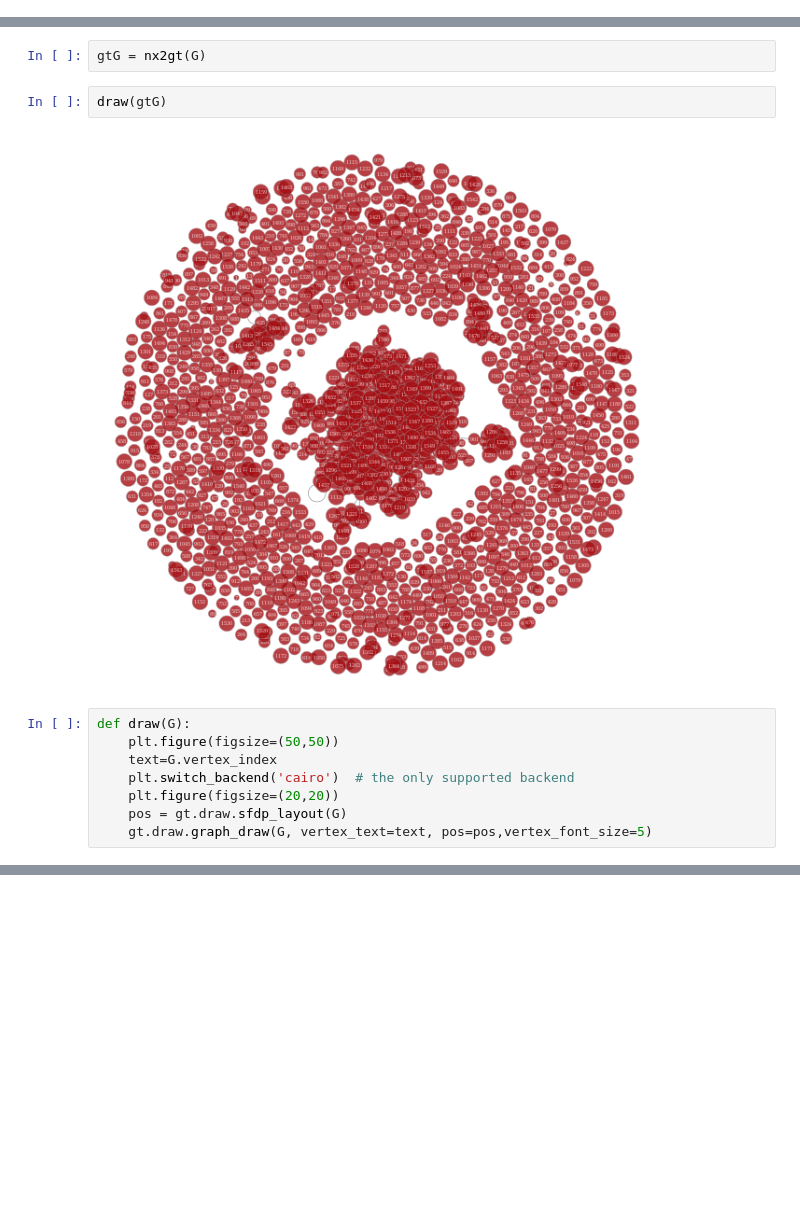
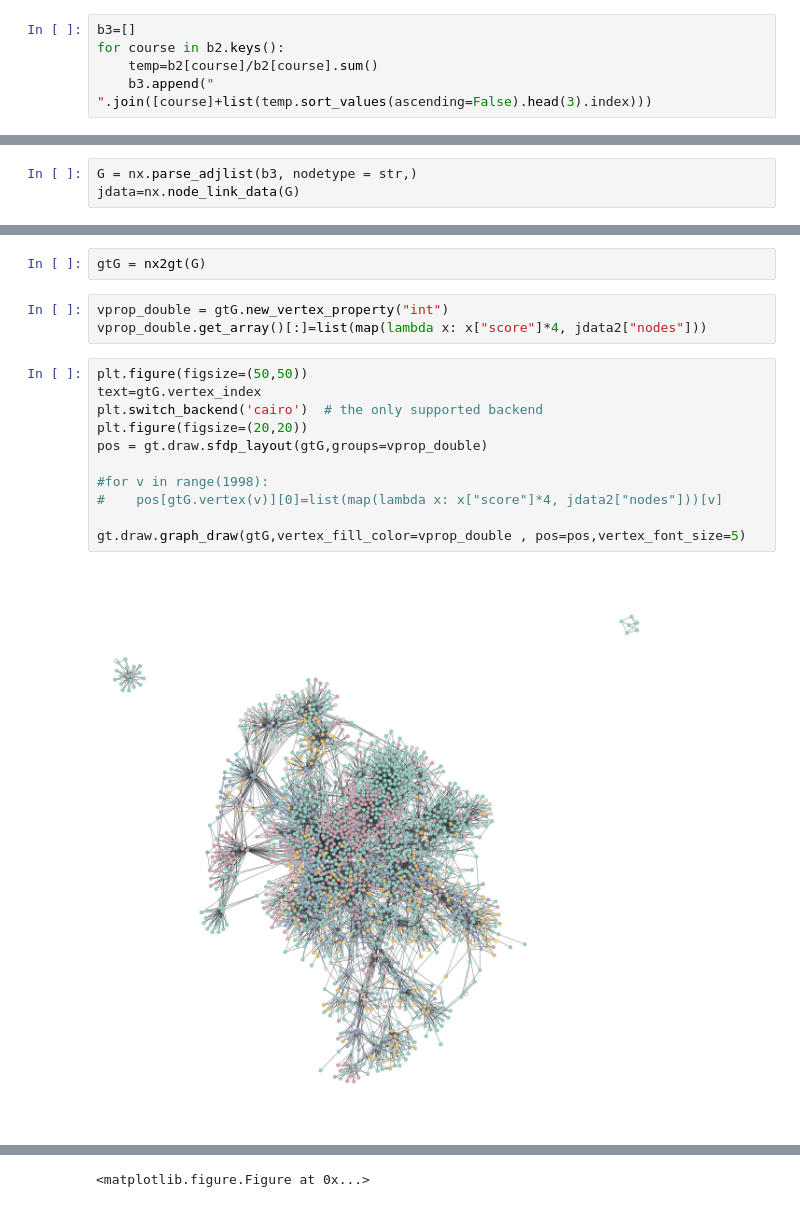
Before and after one commit to odorgergo/epfl_courses, a Jupyter notebook: GraphFromDesc.ipynb, the cells around one changed output, grey strips where cells are left out. Saved outputs shown, nothing was run; the diff lists cells and outputs as text; blank space fills up the shorter version.

```diff
--- a/GraphFromDesc.ipynb
+++ b/GraphFromDesc.ipynb
@@ -23,0 +116,5 @@ js_graph["nodes"][561]
+# %%
+b3=[]
+for course in b2.keys():
+    temp=b2[course]/b2[course].sum()
+    b3.append(" ".join([course]+list(temp.sort_values(ascending=False).head(3).index)))
@@ -23,0 +123,3 @@ js_graph["nodes"][561]
+# %%
+G = nx.parse_adjlist(b3, nodetype = str,)
+jdata=nx.node_link_data(G)
@@ -29,14 +357,18 @@ G=json_graph.node_link_graph(js_graph)
 # %%
 gtG = nx2gt(G)
-# %%
-draw(gtG)
-# %% [output]
-[figure, removed]
+# %%
+vprop_double = gtG.new_vertex_property("int")
+vprop_double.get_array()[:]=list(map(lambda x: x["score"]*4, jdata2["nodes"]))
 # %%
-def draw(G):
-    plt.figure(figsize=(50,50))
-    text=G.vertex_index
-    plt.switch_backend('cairo')  # the only supported backend
-    plt.figure(figsize=(20,20))
-    pos = gt.draw.sfdp_layout(G)
-    gt.draw.graph_draw(G, vertex_text=text, pos=pos,vertex_font_size=5)
+plt.figure(figsize=(50,50))
+text=gtG.vertex_index
+plt.switch_backend('cairo')  # the only supported backend
+plt.figure(figsize=(20,20))
+pos = gt.draw.sfdp_layout(gtG,groups=vprop_double)
+
+#for v in range(1998):
+#    pos[gtG.vertex(v)][0]=list(map(lambda x: x["score"]*4, jdata2["nodes"]))[v]
+
+gt.draw.graph_draw(gtG,vertex_fill_color=vprop_double , pos=pos,vertex_font_size=5)
+# %% [output]
+[figure, added]
@@ -42,0 +376 @@ def draw(G):
+<matplotlib.figure.Figure at 0x...>
```
Also changed, not shown: parts of 44 cells of this notebook, 3 other files.
